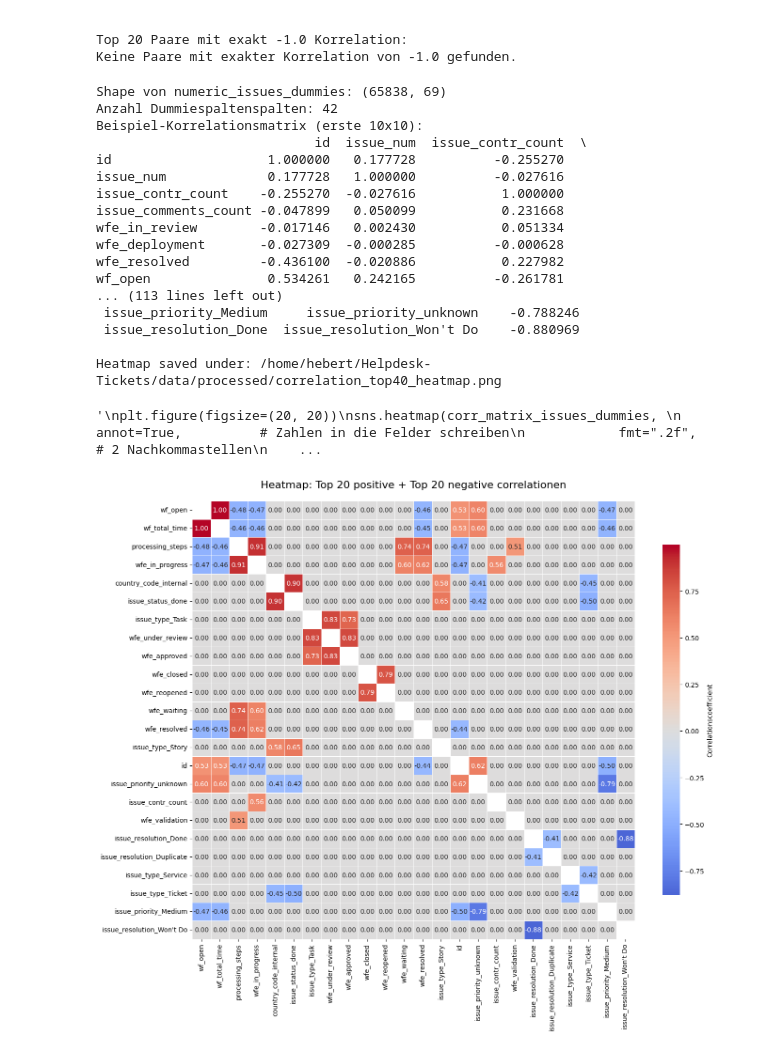
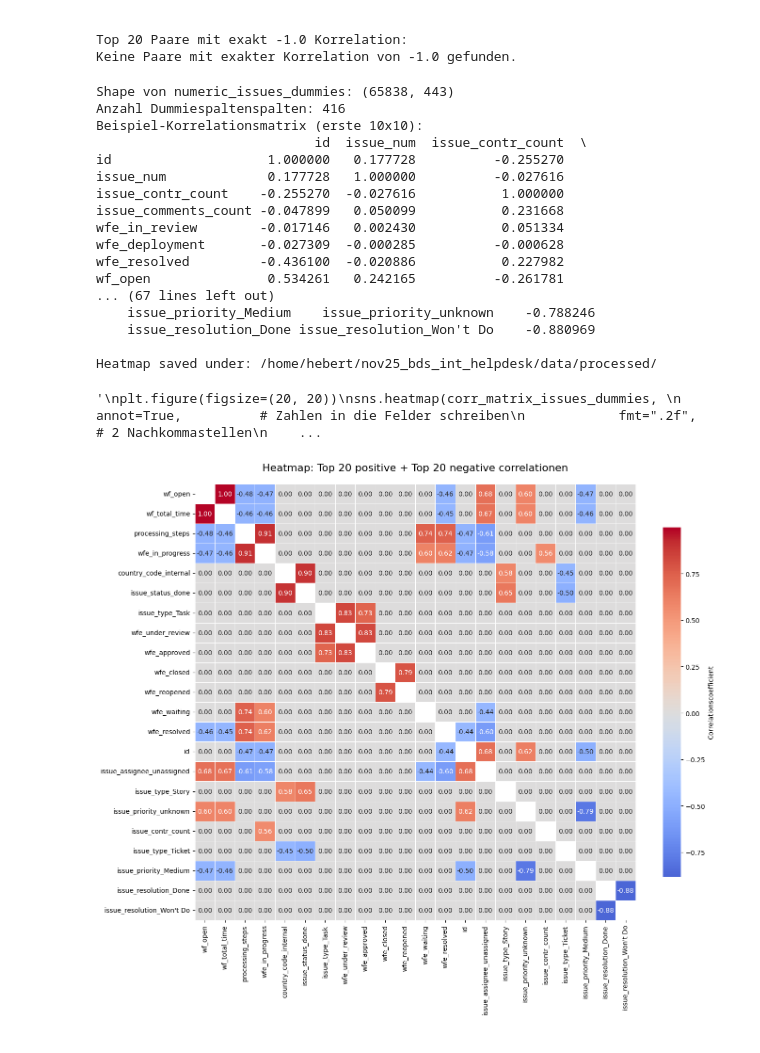
Before and after one commit to DataScientest-Studio/nov25_bds_int_helpdesk, a Jupyter notebook: notebooks/1.0-Gebert-issue_csv_cleaning_corr_matrix.ipynb, the cells around one changed output. Saved outputs shown, nothing was run; the diff lists cells and outputs as text; code cells hidden in the pictures.

```diff
--- a/notebooks/1.0-Gebert-issue_csv_cleaning_corr_matrix.ipynb
+++ b/notebooks/1.0-Gebert-issue_csv_cleaning_corr_matrix.ipynb
@@ -10,23 +10,23 @@ import os
 Exploring datas from the projectg Helpdesk-Tickets
 """
 
-issues = pd.read_csv('/home/hebert/Helpdesk-Tickets/data/raw/issues.csv')
+issues = pd.read_csv('/home/hebert/nov25_bds_int_helpdesk/data/raw/issues.csv')
 #print(issues.tail(10))
 #issues.info()
 
-snapshot = pd.read_csv('/home/hebert/Helpdesk-Tickets/data/raw/issues_snapshot.csv')
+snapshot = pd.read_csv('/home/hebert/nov25_bds_int_helpdesk/data/raw/issues_snapshot.csv')
 #print(snapshot.head(10))
 #snapshot.info()
 
-utterances = pd.read_csv('/home/hebert/Helpdesk-Tickets/data/raw/sample_utterances.csv')
+utterances = pd.read_csv('/home/hebert/nov25_bds_int_helpdesk/data/raw/sample_utterances.csv')
 #print(utterances.tail(10))
 #utterances.info()
 
-assignee_scoring = pd.read_excel('/home/hebert/Helpdesk-Tickets/data/raw/issues_snapshot_sample.xlsx')
+assignee_scoring = pd.read_excel('/home/hebert/nov25_bds_int_helpdesk/data/raw/issues_snapshot_sample.xlsx')
 #print(assignee_scoring.tail(10))
 #assignee_scoring.info()
 
-change_history = pd.read_csv('/home/hebert/Helpdesk-Tickets/data/raw/issues_change_history.csv')
+change_history = pd.read_csv('/home/hebert/nov25_bds_int_helpdesk/data/raw/issues_change_history.csv')
 #print(change_history.tail(10))
 #change_history.info()
 #print(issues.head(10))
@@ -168,14 +206,14 @@ Keine Paare mit exakter Korrelation von -1.0 gefunden.
 #    Select categorical columns that you want to dummy-code
 #    Choose wisely – too many unique values (e.g., issue_proj has ~358) will generate a lot of columns!
 categorical_cols = [
-    'issue_type',        # 15 Kategorien → easy
-    'issue_priority',    # 7 Kategorien → easy
-    'issue_resolution',  # 4 Kategorien → easy
-    'issue_status',      # 15 Kategorien → ok
-    'country_code',      # 19 Kategorien → ok
+    'issue_type',        # 15 categorical → easy
+    'issue_priority',    # 7 categorical → easy
+    'issue_resolution',  # 4 categorical → easy
+    'issue_status',      # 15 categorical → ok
+    'country_code',      # 19 categorical → ok
     #'issue_proj',      # Attention: ~358 unique → producted ~357 dummies → very wide!
-    #'issue_reporter',  # ~1114 unique → extrem much dummies → better to omit or group together
-    #'issue_assignee'   # ~381 unique + much NA → same
+    #'client_product',  # ~285 unique
+    'issue_assignee'   # ~375 unique / NA's to unassigned
 ]
 
 # Remove columns that do not exist (for safety's sake)
@@ -211,12 +249,14 @@ print(corr_matrix_issues_dummies.iloc[:10, :10])
 
 
 #Save path for big correlation matrix
-save_path = '/home/hebert/Helpdesk-Tickets/data/processed/correlation_matrix.csv'
+save_path = '/home/hebert/nov25_bds_int_helpdesk/data/processed/'
 os.makedirs(os.path.dirname(save_path), exist_ok=True)
 
 
 #Creat csv
-corr_matrix_issues_dummies.to_csv(save_path)
+file_path = os.path.join(save_path, 'corr_matrix_issues_dummies.csv')
+corr_matrix_issues_dummies.to_csv(file_path, index=True)
+#corr_matrix_issues_dummies.to_csv(save_path)
 print(f"Correlationsmatrix saved under: {save_path}")
 
 # Evaluation: Top 20 positive and negative correlations
@@ -230,17 +270,19 @@ top_negative = corr_unstacked.sort_values('Correlation', ascending=True).head(20
 
 
 # Output
-print("\nTop 20 positive correlationen:")
-print(top_positive.to_string(index=False))
+#print("\nTop 20 positive correlationen:")
+#print(top_positive.to_string(index=False))
 
-print("\nTop 20 negative correlationen:")
-print(top_negative.to_string(index=False))
+#print("\nTop 20 negative correlationen:")
+#print(top_negative.to_string(index=False))
 #----------------------------------------------------------------------------------------------
 
 #Path for png headmap To20 -1 & 1
-heatmap_save_path = '/home/hebert/Helpdesk-Tickets/data/processed/correlation_top40_heatmap.png'
+heatmap_save_path = '/home/hebert/nov25_bds_int_helpdesk/data/processed/'
+file_path = os.path.join(heatmap_save_path, 'correlation_top40_heatmap.png')
+
 os.makedirs(os.path.dirname(heatmap_save_path), exist_ok=True)
-corr_matrix = pd.read_csv(save_path, index_col=0)
+corr_matrix = pd.read_csv('/home/hebert/nov25_bds_int_helpdesk/data/processed/corr_matrix_issues_dummies.csv', index_col=0)
 
 # Unstack correlations and remove duplicates (only A < B)
 corr_unstacked = corr_matrix.unstack().reset_index()
@@ -294,41 +336,41 @@ plt.xticks(rotation=90, ha='center')
 plt.yticks(rotation=0)
 plt.tight_layout();
 
-plt.savefig(heatmap_save_path, dpi=300, bbox_inches='tight')
+plt.savefig(heatmap_save_path, dpi=300, bbox_inches='tight');
 print(f"\nHeatmap saved under: {heatmap_save_path}")
 
 
 """
 plt.figure(figsize=(20, 20))
 sns.heatmap(corr_matrix_issues_dummies,
             annot=True,          # Zahlen in die Felder schreiben
             fmt=".2f",           # 2 Nachkommastellen
             cmap='coolwarm',     # Rot-Blau-Farbskala (positiv/negativ)
             center=0,            # 0 zentriert
             square=True,
             linewidths=.5,
             cbar_kws={"shrink": .8})
 plt.title('Correlation matrix dummies')
 plt.tight_layout()
 plt.show()
 """
 # %% [output]
-Shape von numeric_issues_dummies: (65838, 69)
-Anzahl Dummiespaltenspalten: 42
+Shape von numeric_issues_dummies: (65838, 443)
+Anzahl Dummiespaltenspalten: 416
 Beispiel-Korrelationsmatrix (erste 10x10):
                             id  issue_num  issue_contr_count  \
 id                    1.000000   0.177728          -0.255270
 issue_num             0.177728   1.000000          -0.027616
 issue_contr_count    -0.255270  -0.027616           1.000000
 issue_comments_count -0.047899   0.050099           0.231668
 wfe_in_review        -0.017146   0.002430           0.051334
 wfe_deployment       -0.027309  -0.000285          -0.000628
 wfe_resolved         -0.436100  -0.020886           0.227982
 wf_open               0.534261   0.242165          -0.261781
-... (113 lines left out)
- issue_priority_Medium     issue_priority_unknown    -0.788246
- issue_resolution_Done  issue_resolution_Won't Do    -0.880969
+... (67 lines left out)
+    issue_priority_Medium    issue_priority_unknown    -0.788246
+    issue_resolution_Done issue_resolution_Won't Do    -0.880969
 
-Heatmap saved under: /home/hebert/Helpdesk-Tickets/data/processed/correlation_top40_heatmap.png
+Heatmap saved under: /home/hebert/nov25_bds_int_helpdesk/data/processed/
 '\nplt.figure(figsize=(20, 20))\nsns.heatmap(corr_matrix_issues_dummies, \n            annot=True,          # Zahlen in die Felder schreiben\n            fmt=".2f",           # 2 Nachkommastellen\n    ...
-[figure, old version]
+[figure, new version]
```
Also changed, not shown: parts of 2 cells of this notebook, 4 other files.
